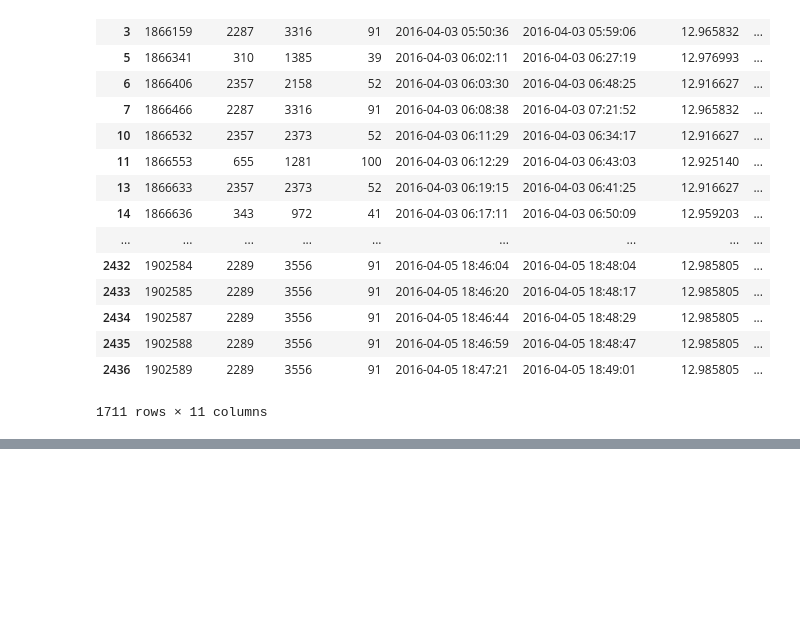
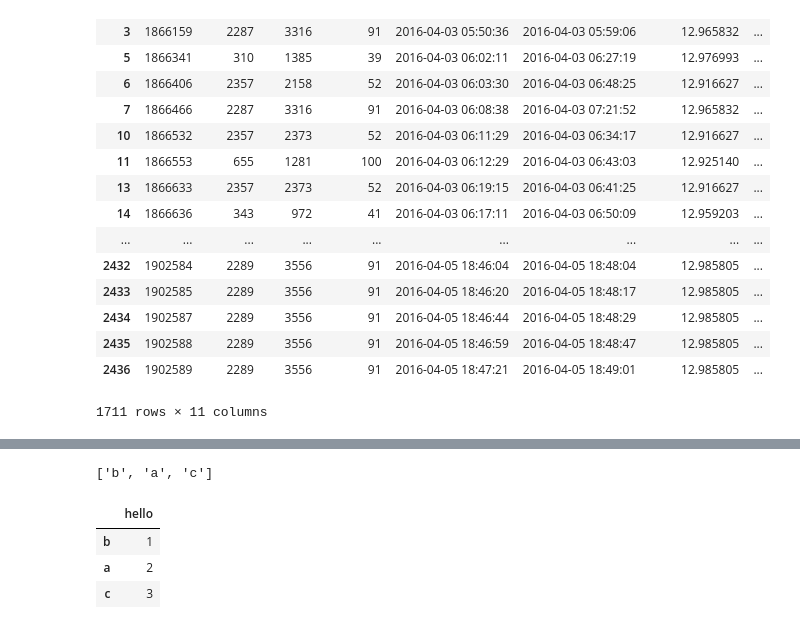
Before and after one commit to srinath29/shadowfax-codewars, a Jupyter notebook: Analysis/Analysis1.ipynb, the cells around one changed output, grey strips where cells are left out. Saved outputs shown, nothing was run; the diff lists cells and outputs as text; code cells hidden in the pictures; blank space fills up the shorter version.

```diff
--- a/Analysis/Analysis1.ipynb
+++ b/Analysis/Analysis1.ipynb
@@ -160,0 +162,4 @@ See the caveats in the documentation: http://pandas.pydata.org/pandas-docs/stabl
+# %%
+df = pandas.DataFrame()
+# %%
+df["hello"] = pandas.Series([1,2,3])
@@ -160,0 +168,11 @@ See the caveats in the documentation: http://pandas.pydata.org/pandas-docs/stabl
+# %%
+list(di.keys())
+# %% [output]
+['b', 'a', 'c']
+# %%
+df
+# %% [output]
+|  | hello |
+| b | 1 |
+| a | 2 |
+| c | 3 |
```
Also changed, not shown: parts of 3 cells of this notebook, 1 other file.
